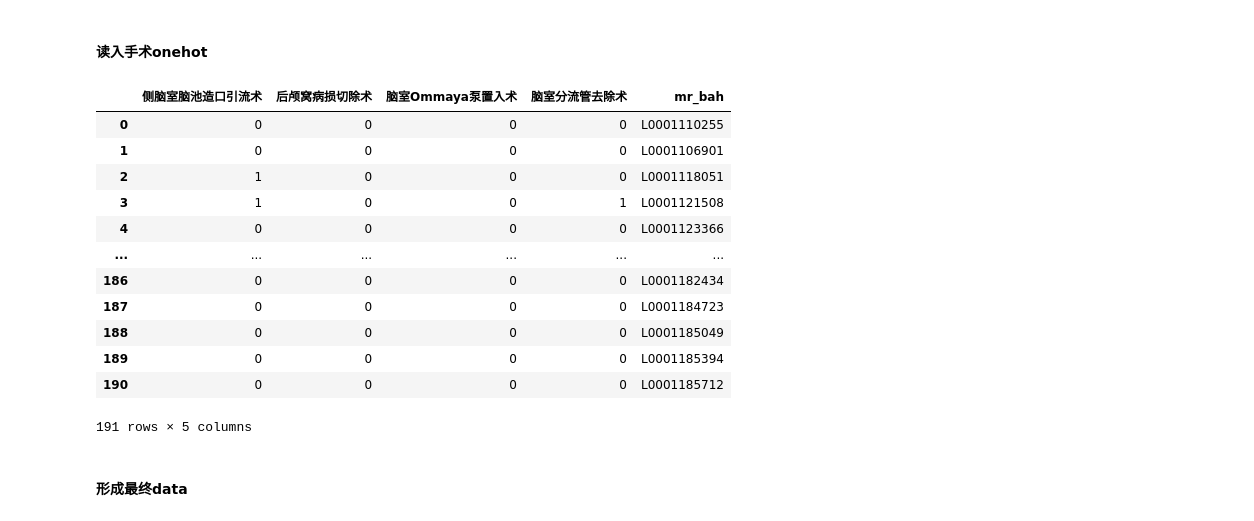
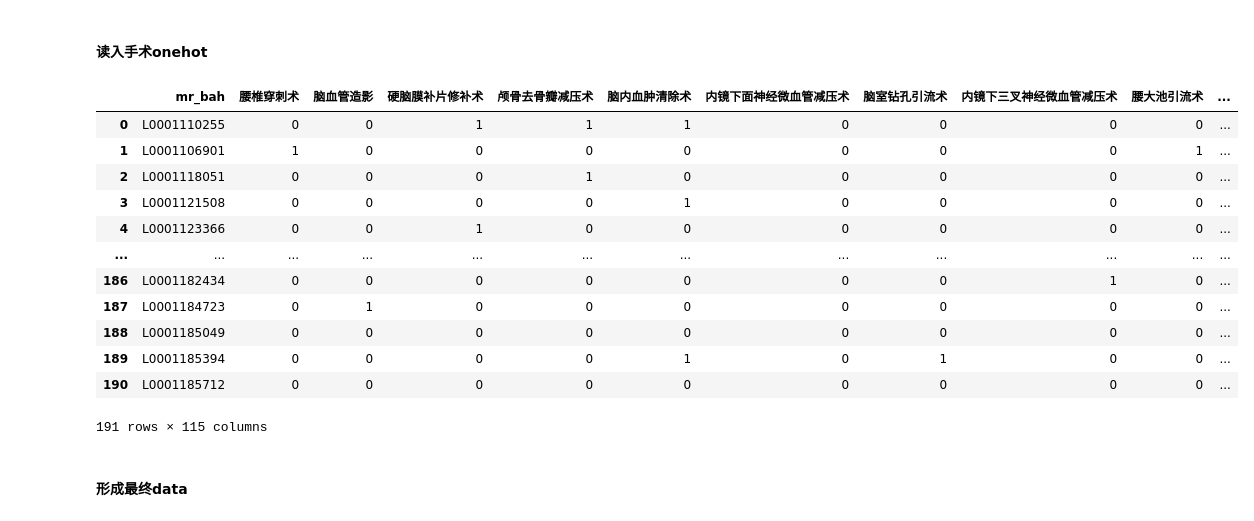
Before and after one commit to SigurYang/Mathematical-modeling, a Jupyter notebook: model_build.ipynb, the cells around one changed output. Drawn from its saved outputs; the diff is of its cells as text; code cells hidden in the pictures.

```diff
--- a/model_build.ipynb
+++ b/model_build.ipynb
@@ -286,27 +218,27 @@ onehot_illness
 # %%
 onehot_path = os.path.join(output_path,"onehot_op.csv")
 onehot_op = pd.read_csv(onehot_path)
 
 target = onehot_op['颅内感染']
 onehot_op = onehot_op.drop(columns=['颅内感染'])
 
 selected_columns = ['侧脑室脑池造口引流术', '后颅窝病损切除术', '脑室Ommaya泵置入术', '脑室分流管去除术']
-onehot_op = onehot_op[selected_columns+['mr_bah']]
+# onehot_op = onehot_op[selected_columns+['mr_bah']]
 onehot_op
 # %% [output]
-|  | 侧脑室脑池造口引流术 | 后颅窝病损切除术 | 脑室Ommaya泵置入术 | 脑室分流管去除术 | mr_bah |
-| 0 | 0 | 0 | 0 | 0 | L0001110255 |
-| 1 | 0 | 0 | 0 | 0 | L0001106901 |
-| 2 | 1 | 0 | 0 | 0 | L0001118051 |
-| 3 | 1 | 0 | 0 | 1 | L0001121508 |
-| 4 | 0 | 0 | 0 | 0 | L0001123366 |
-| ... | ... | ... | ... | ... | ... |
-| 186 | 0 | 0 | 0 | 0 | L0001182434 |
-| 187 | 0 | 0 | 0 | 0 | L0001184723 |
-| 188 | 0 | 0 | 0 | 0 | L0001185049 |
-| 189 | 0 | 0 | 0 | 0 | L0001185394 |
-| 190 | 0 | 0 | 0 | 0 | L0001185712 |
+|  | mr_bah | 腰椎穿刺术 | 脑血管造影 | 硬脑膜补片修补术 | 颅骨去骨瓣减压术 | 脑内血肿清除术 | 内镜下面神经微血管减压术 | 脑室钻孔引流术 | 内镜下三叉神经微血管减压术 | 腰大池引流术 | ... |
+| 0 | L0001110255 | 0 | 0 | 1 | 1 | 1 | 0 | 0 | 0 | 0 | ... |
+| 1 | L0001106901 | 1 | 0 | 0 | 0 | 0 | 0 | 0 | 0 | 1 | ... |
+| 2 | L0001118051 | 0 | 0 | 0 | 1 | 0 | 0 | 0 | 0 | 0 | ... |
+| 3 | L0001121508 | 0 | 0 | 0 | 0 | 1 | 0 | 0 | 0 | 0 | ... |
+| 4 | L0001123366 | 0 | 0 | 1 | 0 | 0 | 0 | 0 | 0 | 0 | ... |
+| ... | ... | ... | ... | ... | ... | ... | ... | ... | ... | ... | ... |
+| 186 | L0001182434 | 0 | 0 | 0 | 0 | 0 | 0 | 0 | 1 | 0 | ... |
+| 187 | L0001184723 | 0 | 1 | 0 | 0 | 0 | 0 | 0 | 0 | 0 | ... |
+| 188 | L0001185049 | 0 | 0 | 0 | 0 | 0 | 0 | 0 | 0 | 0 | ... |
+| 189 | L0001185394 | 0 | 0 | 0 | 0 | 1 | 0 | 1 | 0 | 0 | ... |
+| 190 | L0001185712 | 0 | 0 | 0 | 0 | 0 | 0 | 0 | 0 | 0 | ... |
-191 rows × 5 columns
+191 rows × 115 columns
 # %% [markdown]
 #### 形成最终data
 # %%
```
Also changed, not shown: parts of 33 cells of this notebook, 7 other files.
